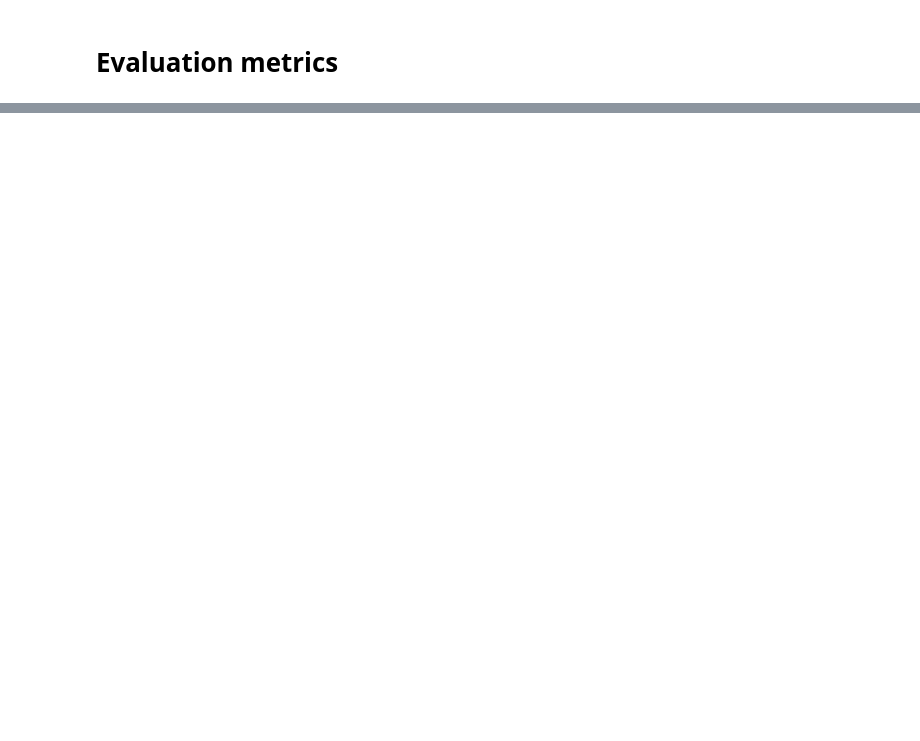
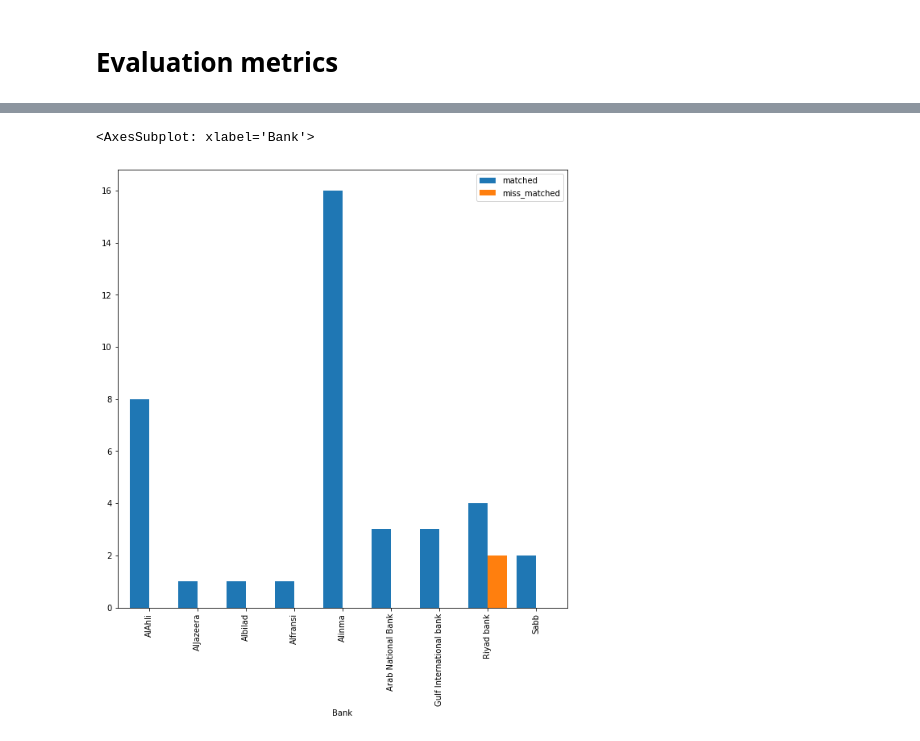
Before and after one commit to AlOmair-Batool/Khazna, a Jupyter notebook: Transactions [SVM Model] [Multiclass].ipynb, the cells around one changed output, grey strips where cells are left out. Saved outputs shown, nothing was run; the diff lists cells and outputs as text; code cells hidden in the pictures; blank space fills up the shorter version.

```diff
--- a/Transactions [SVM Model] [Multiclass].ipynb
+++ b/Transactions [SVM Model] [Multiclass].ipynb
@@ -474,0 +419,3 @@ weighted avg       0.90      0.89      0.89        62
+# %%
+df_scatter_plot = pd.DataFrame(data)
+df_scatter_plot
@@ -474,0 +440,4 @@ weighted avg       0.90      0.89      0.89        62
+# %%
+#cheking if the values is matched
+df_scatter_plot["is_matched"] = df_scatter_plot["Actual"] == df_scatter_plot["Predicted"]
+df_scatter_plot
@@ -474,0 +462,11 @@ weighted avg       0.90      0.89      0.89        62
+# %%
+#count the number of matched records using (sum)  ****FOR EVERY BANK!***
+df_grouped = df_scatter_plot.groupby('Bank')['is_matched'].agg(['sum','count']).reset_index()
+
+#subtracting all (count) from matched (sum) to get mismatched
+df_grouped["miss_matched"] = abs(df_grouped['sum'] - df_grouped['count'] )
+#rename
+df_grouped["matched"] = df_grouped["sum"]
+# %%
+df_grouped = df_grouped[["Bank","matched","miss_matched"]]
+df_grouped.sort_values('matched', ascending=False)
@@ -474,0 +499,5 @@ weighted avg       0.90      0.89      0.89        62
+# %%
+df_grouped.plot(x="Bank", y=["matched", "miss_matched"], kind="bar", width = 0.8, figsize=(10, 10))
+# %% [output]
+<AxesSubplot: xlabel='Bank'>
+[figure, added]
```
Also changed, not shown: parts of 49 cells of this notebook.
